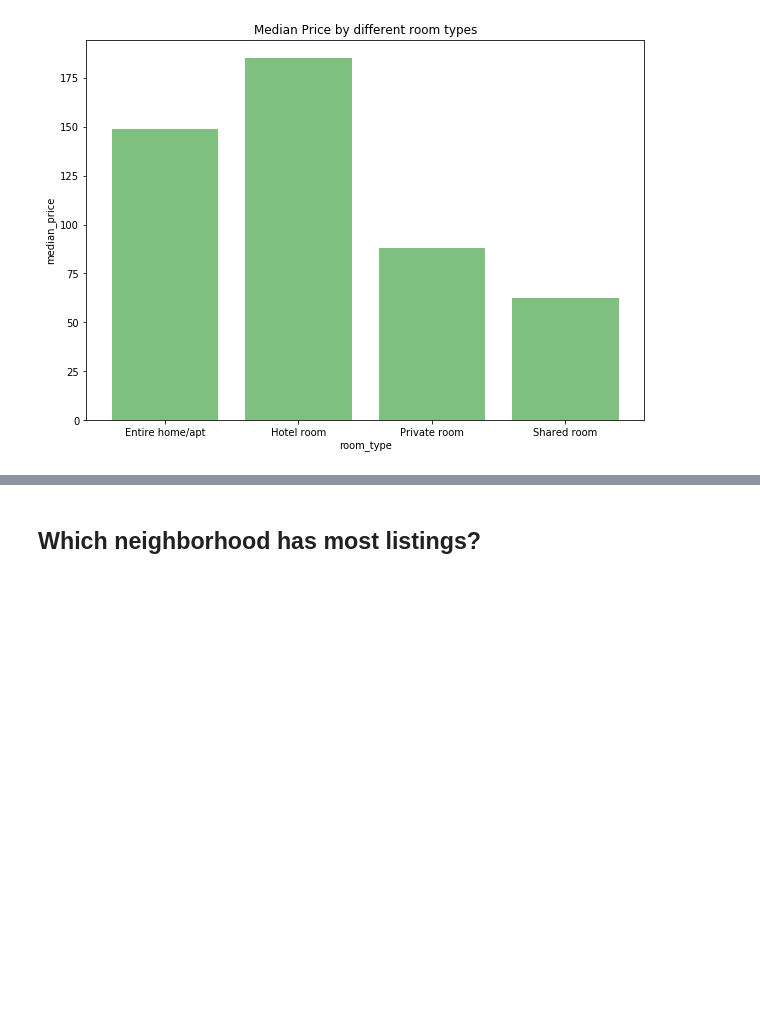
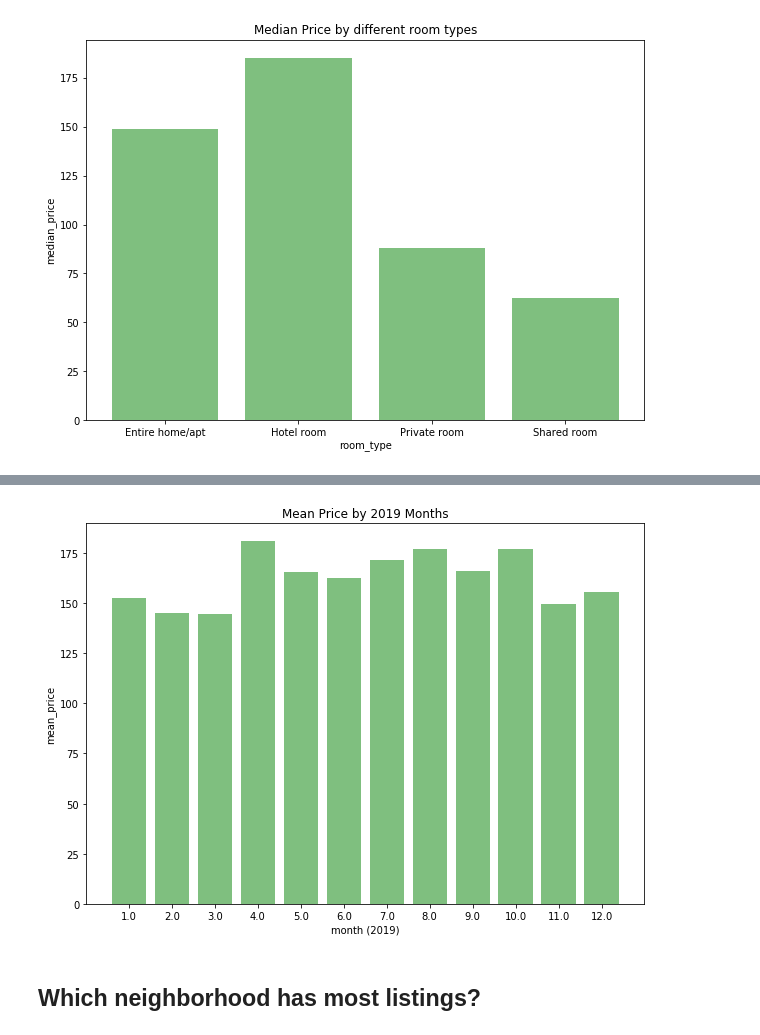
Before and after one commit to lihkin26/Udacity---Blog-Post, a Jupyter notebook: Udacity - AirBnB Data for Blog Post.ipynb, the cells around one changed output, grey strips where cells are left out. Cells and saved outputs as stored; diff of their text form; code cells hidden in the pictures; blank space fills up the shorter version.

```diff
--- a/Udacity - AirBnB Data for Blog Post.ipynb
+++ b/Udacity - AirBnB Data for Blog Post.ipynb
@@ -344,0 +407,7 @@ plt.show()
+# %%
+# Plotting the average values by months (Only getting average values for 2019 months)
+
+df5=listing[listing['year']==2019].groupby('month').agg({'price': ['mean','median']})
+df5=df5.reset_index()
+df5.columns=['month','mean_price', 'median_price']
+df5
@@ -345,3 +442,17 @@ plt.show()
+# %%
+objects = df5.month.unique()
+y_pos = np.arange(len(objects))
+
+figure(figsize=(10,7))
+plt.bar(y_pos, df5.mean_price, align='center', alpha=0.5,color='green')
+plt.xticks(y_pos, objects)
+plt.ylabel('mean_price')
+plt.xlabel('month (2019)')
+plt.title('Mean Price by 2019 Months')
+
+plt.show()
+# %% [output]
+[figure, added]
 # %% [markdown]
 ## Which neighborhood has most listings?
 # %%
```
Also changed, not shown: parts of 14 cells of this notebook.
